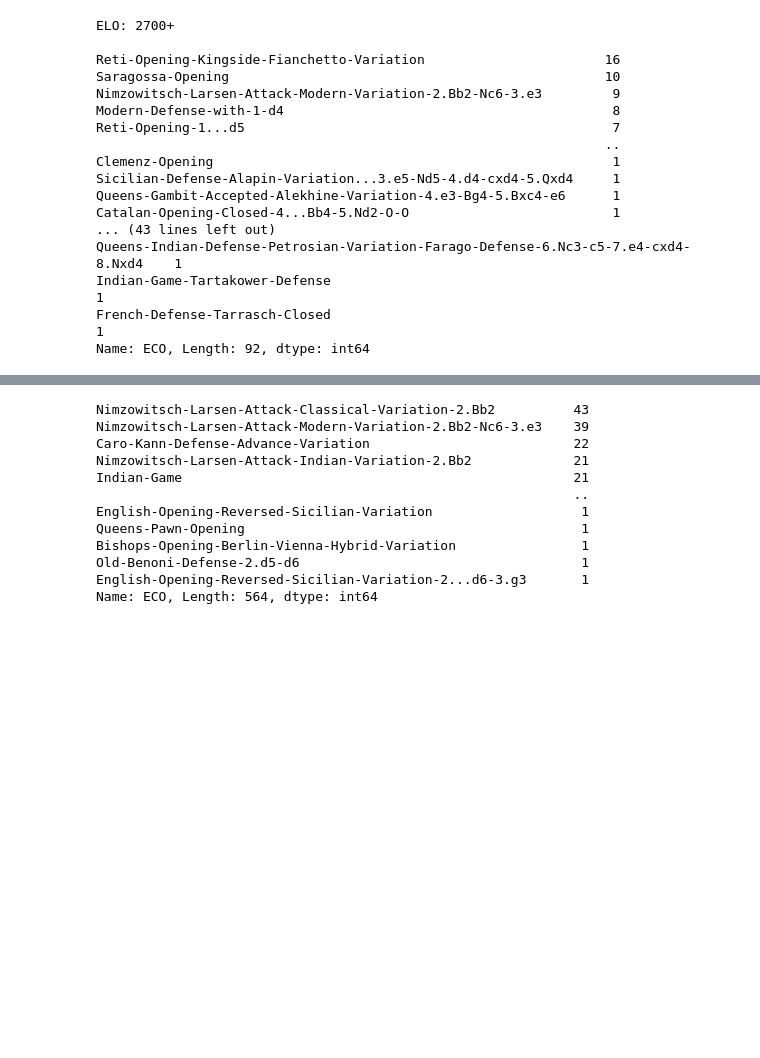
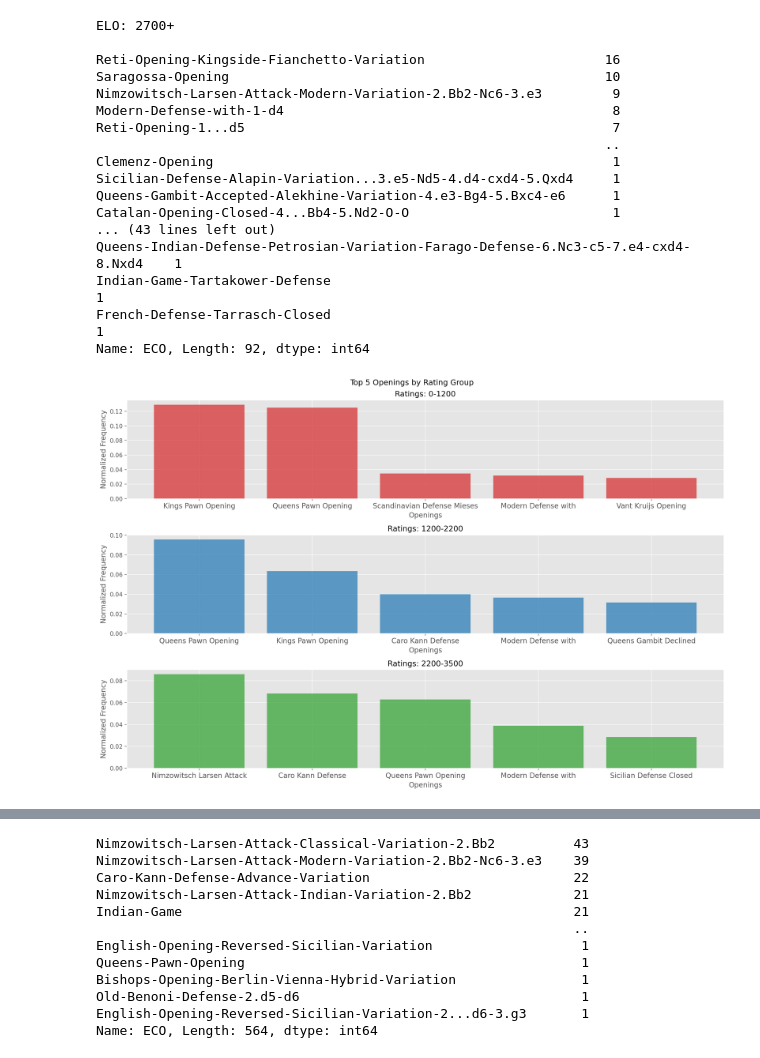
Before and after one commit to kenshr/The-Evolution-of-Chess, a Jupyter notebook: src/Sample_RU_1500_EDA.ipynb, the cells around one changed output, grey strips where cells are left out. Saved outputs shown, nothing was run; the diff lists cells and outputs as text; code cells hidden in the pictures; blank space fills up the shorter version.

```diff
--- a/src/Sample_RU_1500_EDA.ipynb
+++ b/src/Sample_RU_1500_EDA.ipynb
@@ -313,6 +361,45 @@ Queens-Indian-Defense-Petrosian-Variation-Farago-Defense-6.Nc3-c5-7.e4-cxd4-8.Nx
 Indian-Game-Tartakower-Defense                                                        1
 French-Defense-Tarrasch-Closed                                                        1
 Name: ECO, Length: 92, dtype: int64
+# %%
+def top_5_openings_by_rating(rating_split=[0,1200,3000]):
+    """Generates bar charts for the top 5 openings used in each rating split.
+
+    Note: Can only take 10 range splits at a time
+
+    Parameters
+    -----------
+    rating_split (list) - list denoting the start and stop points of each rating bucket
+
+    Output
+    -------
+    Returns bar charts showing the 5 most used openings for each split in the
+    inputted list (i.e. 0-1200, 1200-2400)
+    """
+    fig, axs = plt.subplots((len(rating_split)-1),1, figsize=(15,10), dpi= 200)
+    colors = ['tab:red', 'tab:blue', 'tab:green', 'tab:orange', 'tab:purple', 'tab:olive', 'tab:cyan', 'tab:brown', 'tab:gray', 'tab:pink']
+
+    for idx, ax in enumerate(axs):
+        df = chess_df[(chess_df.avg_rating >= rating_split[idx]) & (chess_df.avg_rating < rating_split[idx+1])].ECO_short.value_counts()
+
+        ax.bar(df.index[:5], df.values[:5]/df.values.sum(), color=colors[idx], alpha=0.7)
+        ax.set_xticks([0,1,2,3,4])
+        ax.set_xticklabels(df.index[:5], fontsize=12)
+        ax.set_xlabel('Openings', fontsize=12)
+        ax.set_ylabel('Normalized Frequency', fontsize=12)
+        ax.set_title('Ratings: {}-{}'.format(rating_split[idx], rating_split[idx+1]), fontsize=13)
+
+        # Offset names if they are too long
+        # for tick in ax.xaxis.get_major_ticks()[1::2]:
+        #     tick.set_pad(15)
+    fig.suptitle('Top 5 Openings by Rating Group', fontsize=13)
+    plt.tight_layout()
+# %%
+top_5_openings_by_rating([0, 1200, 2200, 3500])
+plt.savefig('../imgs/top_5_openings_per_ELO.png')
+plt.show()
+# %% [output]
+[figure, added]
 # %%
 fig, ax = plt.subplots()
 ax.pie(chess_df[(chess_df['avg_rating'] > 2500) & (chess_df['avg_rating'] < 2700)].ECO.value_counts().values,
```
Also changed, not shown: parts of 22 cells of this notebook, 2 other files.
